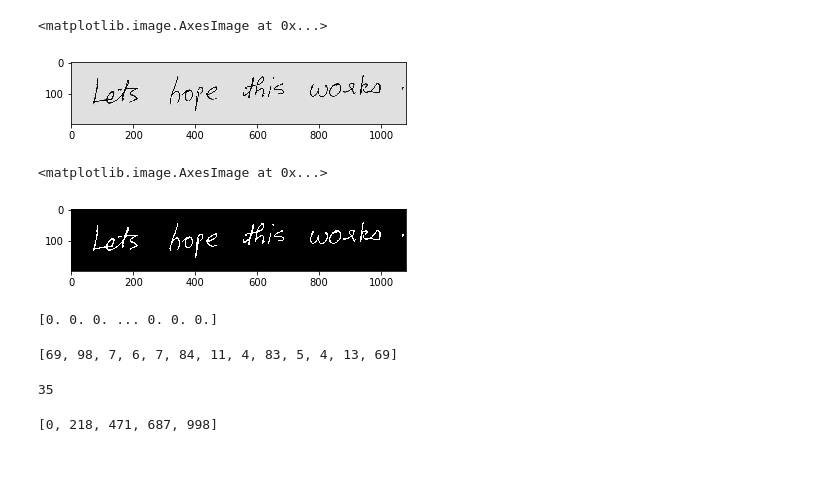
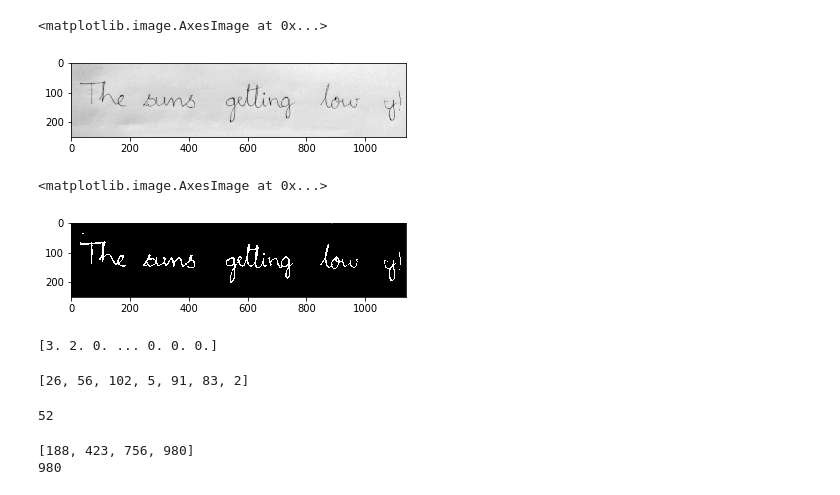
Before and after one commit to smarty1palak/License_Plate_Detection, a Jupyter notebook: word-segmenattion.ipynb, the cells around one changed output. Drawn from its saved outputs; the diff is of its cells as text; code cells hidden in the pictures; blank space fills up the shorter version.

```diff
--- a/word-segmenattion.ipynb
+++ b/word-segmenattion.ipynb
@@ -12,11 +12,11 @@ from skimage.measure import regionprops
 from skimage.filters import threshold_otsu
 import matplotlib.pyplot as plt
 # %%
-number_image = cv2.imread("sentence.jpg",0)
+number_image = cv2.imread("trial.jpg",0)
 plt.imshow(number_image, cmap="gray")
 # %% [output]
 <matplotlib.image.AxesImage at 0x...>
-[figure, old version]
+[figure, new version]
 # %%
 blur = cv2.GaussianBlur(number_image,(5,5),0)
 ret3,th3 = cv2.threshold(blur,0,255,cv2.THRESH_BINARY+cv2.THRESH_OTSU)
@@ -24,13 +24,14 @@ th3 = cv2.bitwise_not(th3)
 plt.imshow(th3,cmap="gray")
 # %% [output]
 <matplotlib.image.AxesImage at 0x...>
-[figure, old version]
+[figure, new version]
 # %%
+th4=th3[th3[:,]]
 sum=np.sum(th3,axis=0)
 sum=sum/255
 print(sum)
 # %% [output]
-[0. 0. 0. ... 0. 0. 0.]
+[3. 2. 0. ... 0. 0. 0.]
 # %%
 l=len(sum)
 a=[]
@@ -44,11 +45,11 @@ for i in range(0,len(sum)-1):
         count=0
 print(a)
 # %% [output]
-[69, 98, 7, 6, 7, 84, 11, 4, 83, 5, 4, 13, 69]
+[26, 56, 102, 5, 91, 83, 2]
 # %%
 mean=print(int(np.mean(a)))
 # %% [output]
-35
+52
 # %%
 stored=0
 position=[]
@@ -70,8 +71,10 @@ for i in range(0,len(sum)-1):
         count=0
         stored=0
 print(position)
+print(position[-1])
 # %% [output]
-[0, 218, 471, 687, 998]
+[188, 423, 756, 980]
+980
 # %%
 height = np.size(th3, 0)
 width = np.size(th3, 1)
```
Also changed, not shown: parts of 1 cell of this notebook, 1 other file.
